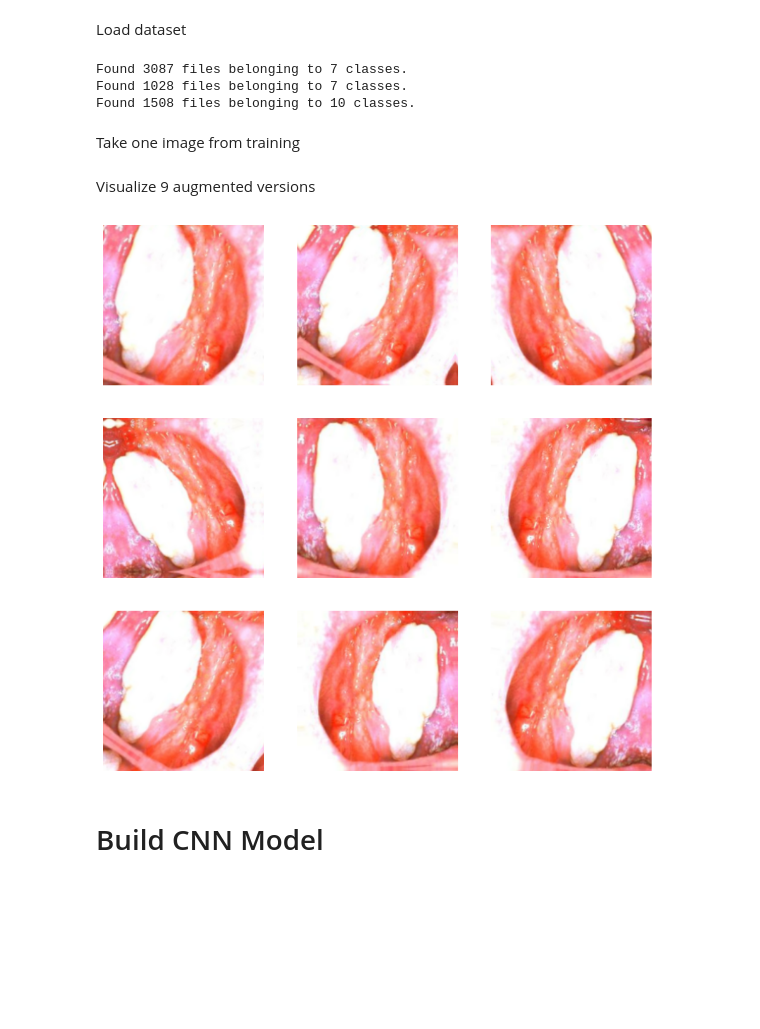
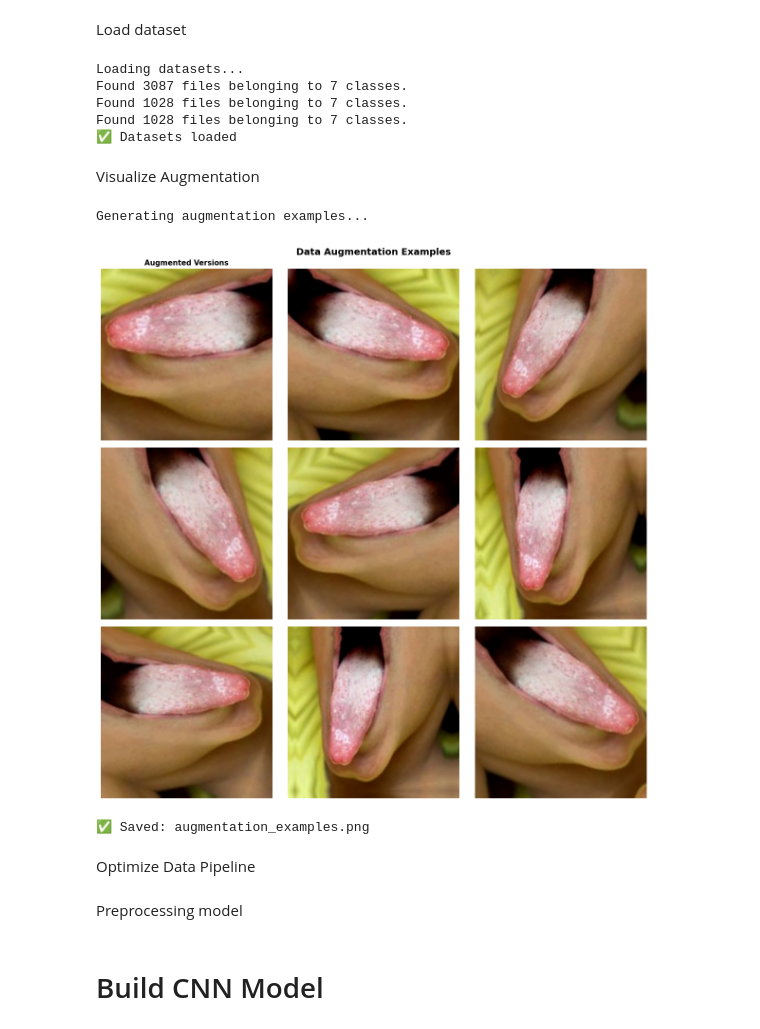
Before and after one commit to MennaEzzelarab/teeth-classification, a Jupyter notebook: notebooks/week1_baseline.ipynb, the cells around one changed output. Cells and saved outputs as stored; diff of their text form; code cells hidden in the pictures; blank space fills up the shorter version.

```diff
--- a/notebooks/week1_baseline.ipynb
+++ b/notebooks/week1_baseline.ipynb
@@ -85,18 +174,13 @@ plt.show()
 # %% [markdown]
 Define augmentation and normalization
 # %%
-import tensorflow as tf
-import matplotlib.pyplot as plt
-import os
-
-# Data augmentation layer
 data_augmentation = tf.keras.Sequential([
-    tf.keras.layers.RandomFlip("horizontal"),
-    tf.keras.layers.RandomRotation(0.1),
-    tf.keras.layers.RandomZoom(0.1)
+    layers.RandomFlip("horizontal"),
+    layers.RandomRotation(0.2),
+    layers.RandomZoom(0.2),
+    layers.RandomContrast(0.2)
 ])
 
-# Normalization layer
 normalization_layer = tf.keras.layers.Rescaling(1./255)
 # %% [markdown]
 Load dataset
@@ -104,26 +188,31 @@ Load dataset
 IMG_SIZE = (256, 256)
 BATCH_SIZE = 32
 
+print("Loading datasets...")
+
 train_ds = tf.keras.utils.image_dataset_from_directory(
-    "/content/data/Teeth_Dataset/Training",
+    TRAIN_DIR,
     image_size=IMG_SIZE,
-    batch_size=BATCH_SIZE
+    batch_size=BATCH_SIZE,
+    shuffle=True
 )
 
 val_ds = tf.keras.utils.image_dataset_from_directory(
-    "/content/data/Teeth_Dataset/Validation",
+    VALID_DIR,
     image_size=IMG_SIZE,
     batch_size=BATCH_SIZE
 )
 
 test_ds = tf.keras.utils.image_dataset_from_directory(
-    "/content/data/Teeth_Dataset/Testing",
+    TEST_DIR,
     image_size=IMG_SIZE,
     batch_size=BATCH_SIZE
 )
+
+print("✅ Datasets loaded\n")
 # %% [output]
+Loading datasets...
 Found 3087 files belonging to 7 classes.
 Found 1028 files belonging to 7 classes.
-Found 1508 files belonging to 10 classes.
+Found 1028 files belonging to 7 classes.
+✅ Datasets loaded
-# %% [markdown]
-Take one image from training
@@ -133,16 +219,29 @@ for images, labels in train_ds.take(1):
 # %% [markdown]
-Visualize 9 augmented versions
+Visualize Augmentation
 # %%
-plt.figure(figsize=(10,10))
+print("Generating augmentation examples...")
 
+for images, labels in train_ds.take(1):
+    original_image = images[0]
+
+plt.figure(figsize=(12, 12))
 for i in range(9):
-    # Apply augmentation
     augmented_image = data_augmentation(tf.expand_dims(original_image, 0), training=True)
-
-    ax = plt.subplot(3,3,i+1)
+    ax = plt.subplot(3, 3, i+1)
     plt.imshow(augmented_image[0].numpy().astype("uint8"))
+    if i == 0:
+        plt.title("Augmented Versions", fontsize=11, fontweight='bold')
     plt.axis("off")
 
+plt.suptitle("Data Augmentation Examples", fontsize=14, fontweight='bold', y=0.98)
+plt.tight_layout()
+plt.savefig('/content/drive/MyDrive/teeth_classification/outputs/figures/augmentation_examples.png',
+            dpi=300, bbox_inches='tight')
 plt.show()
+print("✅ Saved: augmentation_examples.png\n")
 # %% [output]
+Generating augmentation examples...
-[figure, old version]
+[figure, new version]
+✅ Saved: augmentation_examples.png
+# %% [markdown]
+Optimize Data Pipeline
@@ -148,0 +258,2 @@ plt.show()
+# %% [markdown]
+Preprocessing model
```
Also changed, not shown: parts of 40 cells of this notebook.
